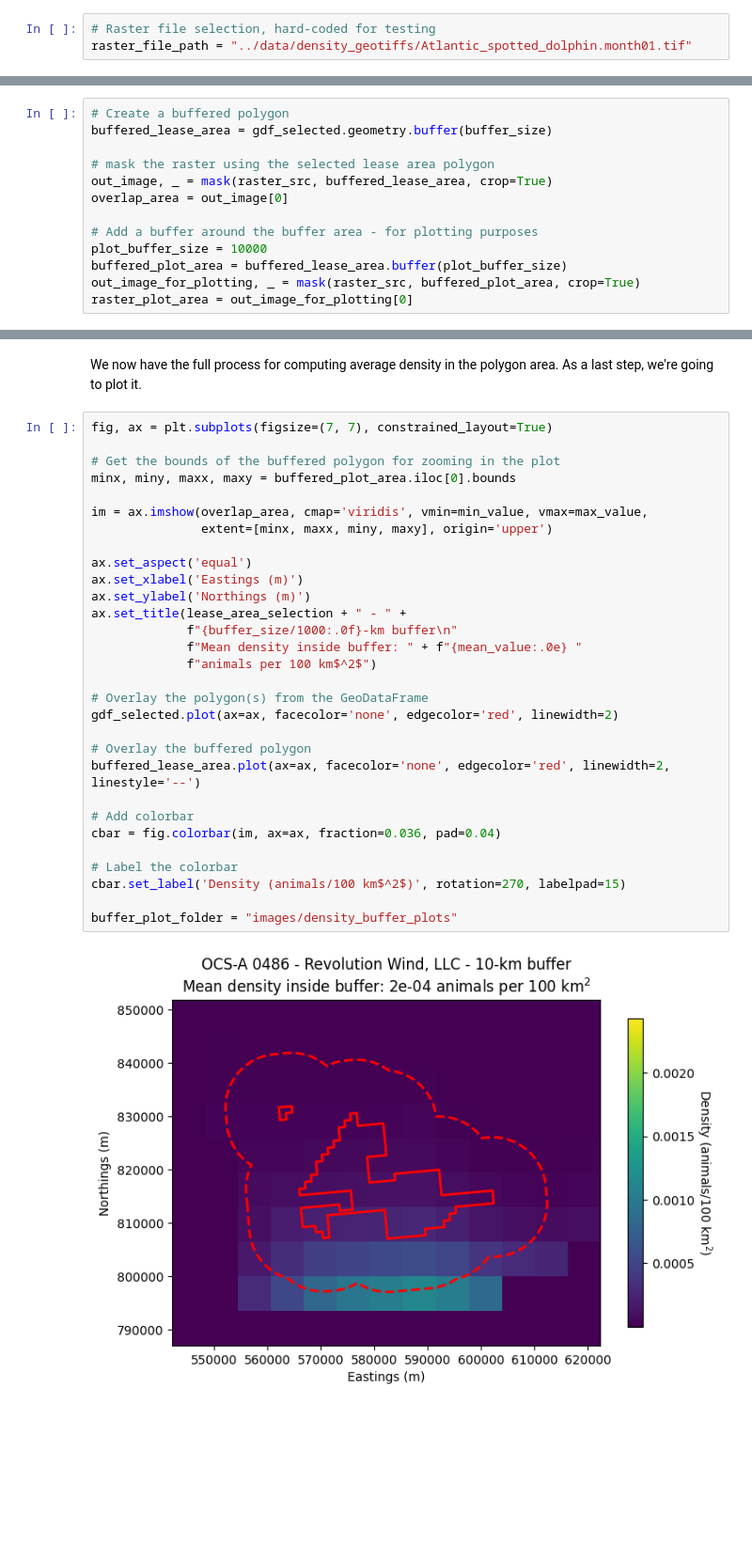
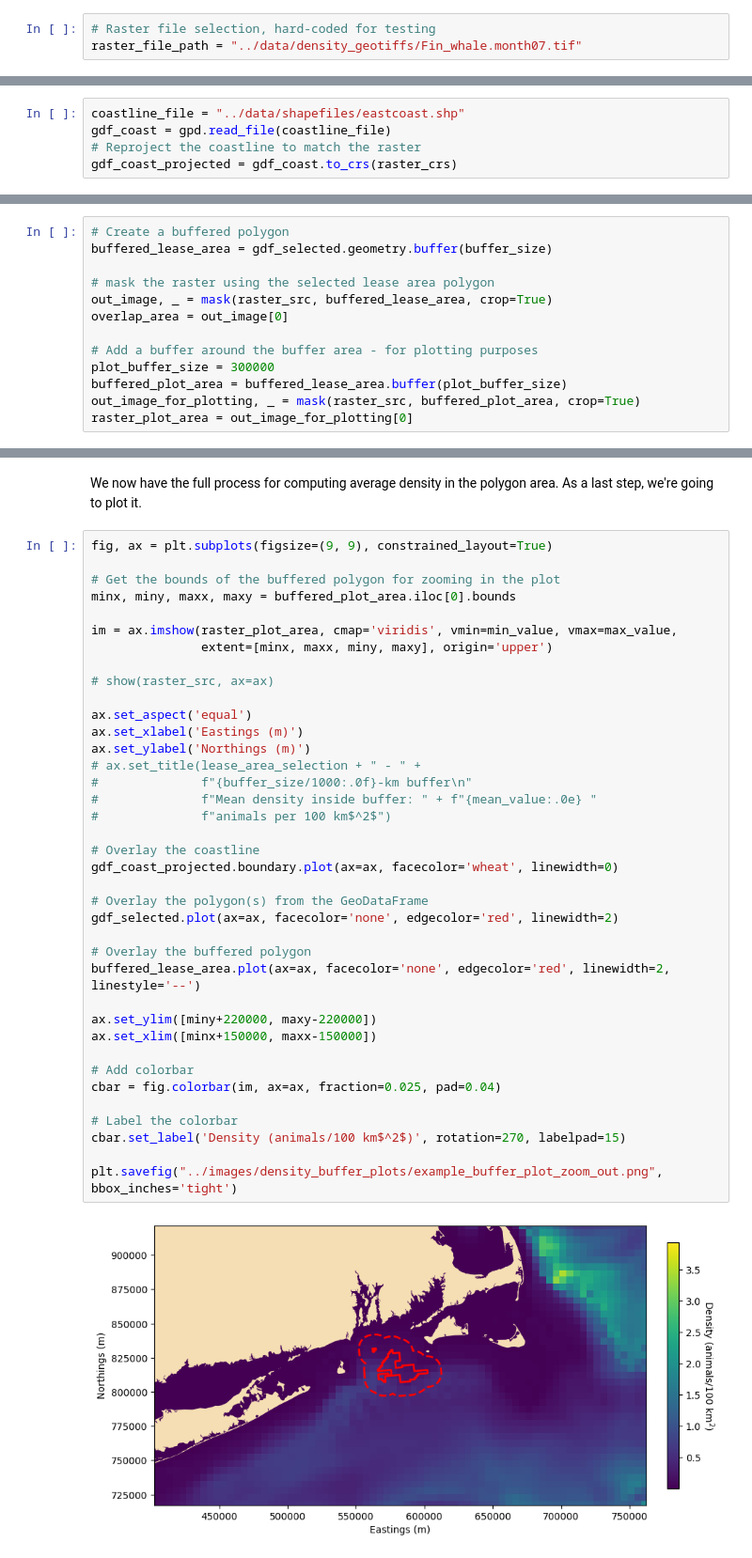
Before and after one commit to Waveform-Analytics/wa_density_demo, a Jupyter notebook: notebooks/Part2_Animal_Density_Demo.ipynb, the cells around one changed output, grey strips where cells are left out. Shown at 94% size. Cells and saved outputs as stored; diff of their text form; blank space fills up the shorter version.

Commit message:
add zoomed out plot with land

```diff
--- a/notebooks/Part2_Animal_Density_Demo.ipynb
+++ b/notebooks/Part2_Animal_Density_Demo.ipynb
@@ -51,7 +51,7 @@ buffer_size = 10000
 Now we need to point to the geotiffs that we created back in Part 1. For this example, we're going to just specify one single geotiff that we'll use as an example (Atlantic spotted dolphin, month 1/January).
 # %%
 # Raster file selection, hard-coded for testing
-raster_file_path = "../data/density_geotiffs/Atlantic_spotted_dolphin.month01.tif"
+raster_file_path = "../data/density_geotiffs/Fin_whale.month07.tif"
 # %% [markdown]
 ## Zonal Statistics
 
@@ -102,3 +104,8 @@ gdf_selected.plot(ax=ax, facecolor='none', edgecolor='red', linewidth=2, linesty
+# %%
+coastline_file = "../data/shapefiles/eastcoast.shp"
+gdf_coast = gpd.read_file(coastline_file)
+# Reproject the coastline to match the raster
+gdf_coast_projected = gdf_coast.to_crs(raster_crs)
 # %% [markdown]
 ## Computing the zonal statistics
 
@@ -112,7 +119,7 @@ out_image, _ = mask(raster_src, buffered_lease_area, crop=True)
 overlap_area = out_image[0]
 
 # Add a buffer around the buffer area - for plotting purposes
-plot_buffer_size = 10000
+plot_buffer_size = 300000
 buffered_plot_area = buffered_lease_area.buffer(plot_buffer_size)
 out_image_for_plotting, _ = mask(raster_src, buffered_plot_area, crop=True)
 raster_plot_area = out_image_for_plotting[0]
@@ -144,34 +151,42 @@ The mean animal density in the polygon area is 1.8e-04 animals per 100 square ki
 # %% [markdown]
 We now have the full process for computing average density in the polygon area. As a last step, we're going to plot it.
 # %%
-fig, ax = plt.subplots(figsize=(7, 7), constrained_layout=True)
+fig, ax = plt.subplots(figsize=(9, 9), constrained_layout=True)
 
 # Get the bounds of the buffered polygon for zooming in the plot
 minx, miny, maxx, maxy = buffered_plot_area.iloc[0].bounds
 
-im = ax.imshow(overlap_area, cmap='viridis', vmin=min_value, vmax=max_value,
+im = ax.imshow(raster_plot_area, cmap='viridis', vmin=min_value, vmax=max_value,
                extent=[minx, maxx, miny, maxy], origin='upper')
+
+# show(raster_src, ax=ax)
 
 ax.set_aspect('equal')
 ax.set_xlabel('Eastings (m)')
 ax.set_ylabel('Northings (m)')
-ax.set_title(lease_area_selection + " - " +
-             f"{buffer_size/1000:.0f}-km buffer\n"
-             f"Mean density inside buffer: " + f"{mean_value:.0e} "
-             f"animals per 100 km$^2$")
+# ax.set_title(lease_area_selection + " - " +
+#              f"{buffer_size/1000:.0f}-km buffer\n"
+#              f"Mean density inside buffer: " + f"{mean_value:.0e} "
+#              f"animals per 100 km$^2$")
+
+# Overlay the coastline
+gdf_coast_projected.boundary.plot(ax=ax, facecolor='wheat', linewidth=0)
 
 # Overlay the polygon(s) from the GeoDataFrame
 gdf_selected.plot(ax=ax, facecolor='none', edgecolor='red', linewidth=2)
 
 # Overlay the buffered polygon
 buffered_lease_area.plot(ax=ax, facecolor='none', edgecolor='red', linewidth=2, linestyle='--')
 
+ax.set_ylim([miny+220000, maxy-220000])
+ax.set_xlim([minx+150000, maxx-150000])
+
 # Add colorbar
-cbar = fig.colorbar(im, ax=ax, fraction=0.036, pad=0.04)
+cbar = fig.colorbar(im, ax=ax, fraction=0.025, pad=0.04)
 
 # Label the colorbar
 cbar.set_label('Density (animals/100 km$^2$)', rotation=270, labelpad=15)
 
-buffer_plot_folder = "images/density_buffer_plots"
+plt.savefig("../images/density_buffer_plots/example_buffer_plot_zoom_out.png", bbox_inches='tight')
 # %% [output]
-[figure, old version]
+[figure, new version]
```
Also changed, not shown: parts of 5 cells of this notebook, 1 other file.
